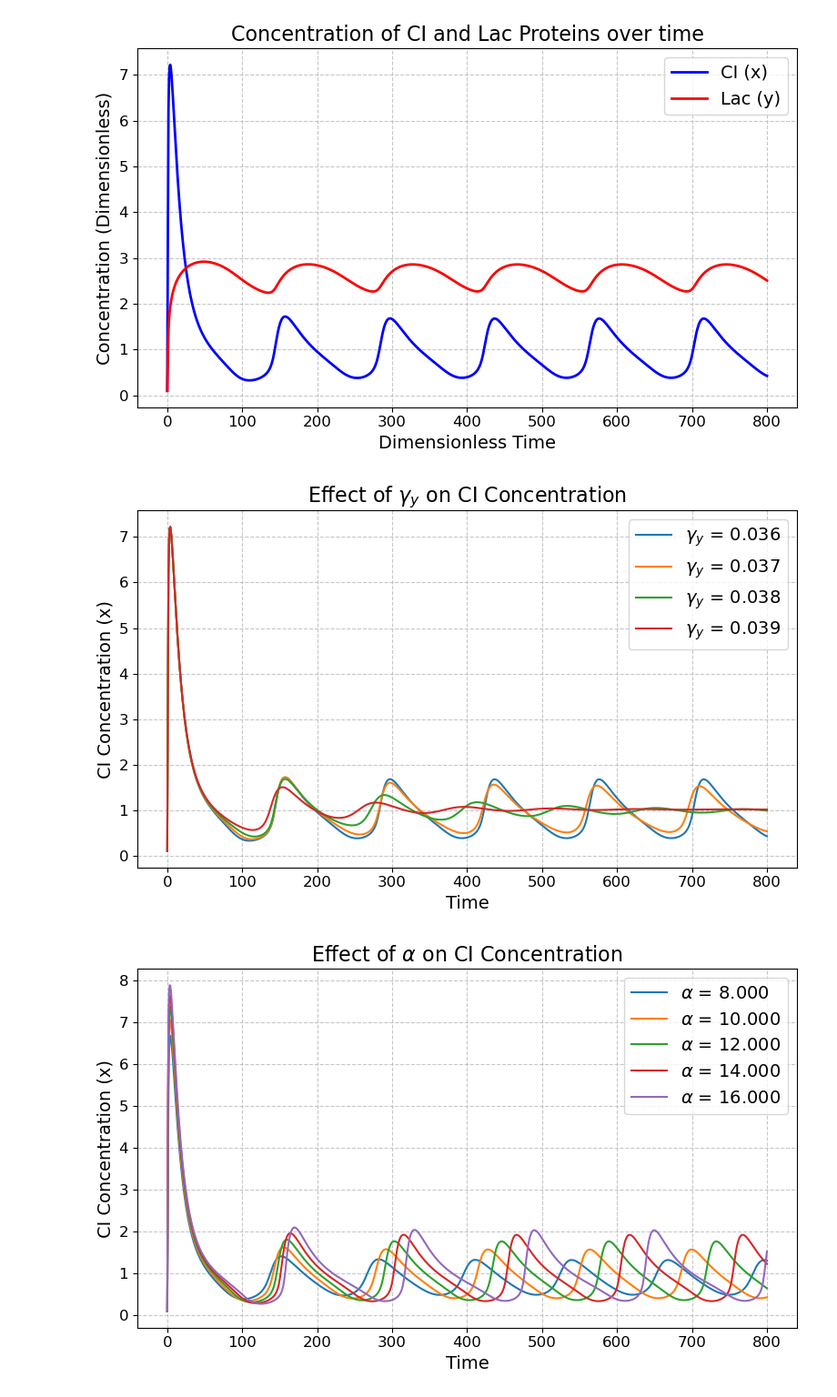
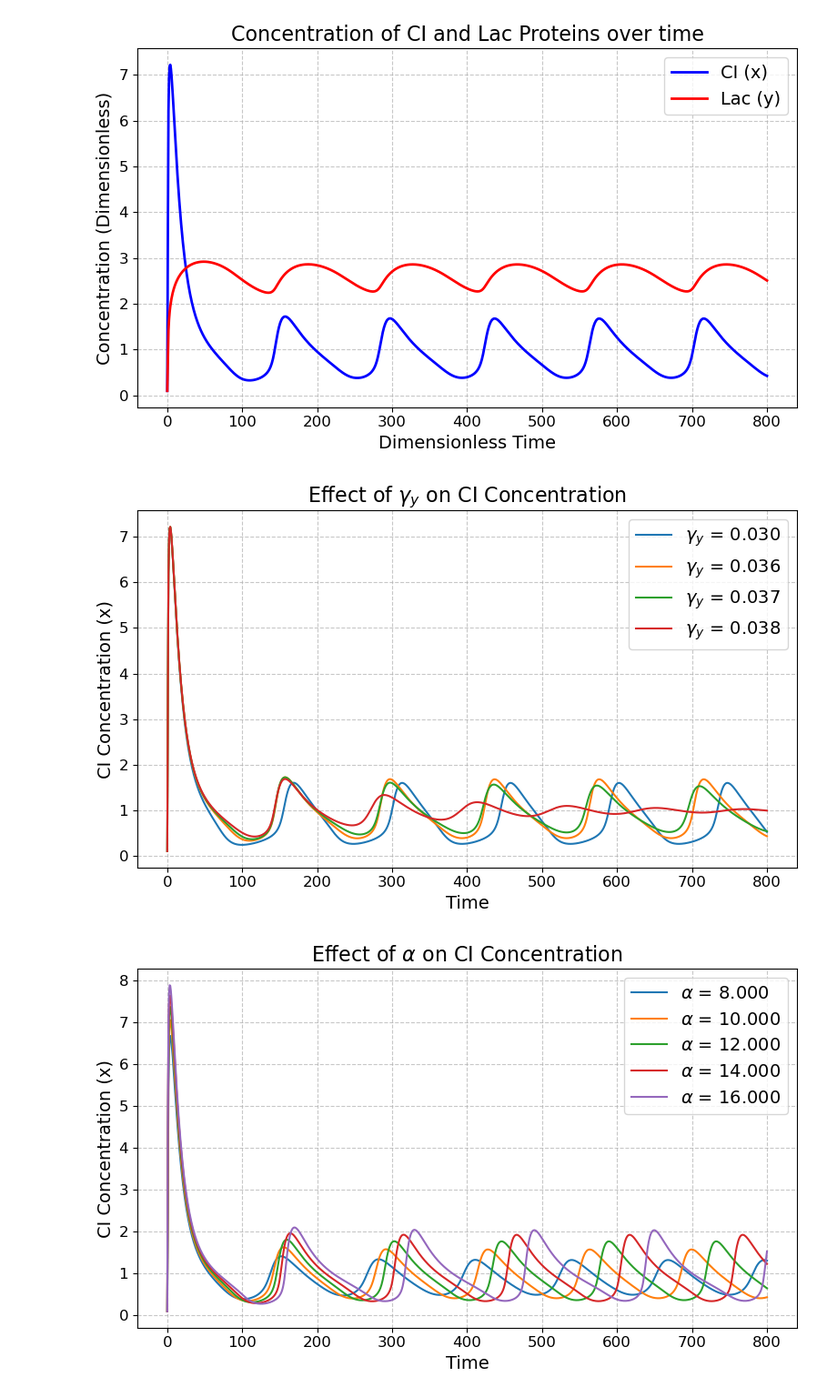
Before and after one commit to guydavies02/MathModellinginHealth, a Jupyter notebook: temporal.ipynb, the cells around one changed output. Shown at 91% size. Cells and saved outputs as stored; diff of their text form; code cells hidden in the pictures.

Commit message:
Finalised All code and figures. Hopefully this is the final commit

```diff
--- a/temporal.ipynb
+++ b/temporal.ipynb
@@ -20,14 +20,14 @@ fig1.savefig('plots/time_series.png')
 # %% [output]
 [figure]
 # %%
-gamma_y_values = [0.036, 0.037, 0.038, 0.039]
+gamma_y_values = [0.03,0.036, 0.037, 0.038]
 gamma_y_results = parameter_variation_study(
     default_params, 'gamma_y', gamma_y_values, t_span, initial_conditions
 )
 fig = plot_parameter_variation(gamma_y_results, 'gamma_y')
 fig.savefig('plots/gamma_y_variation.png')
 # %% [output]
-[figure, old version]
+[figure, new version]
 # %%
 alpha_values = [8, 10, 12, 14, 16]
 alpha_results = parameter_variation_study(
```
Also changed, not shown: 5 other files.
